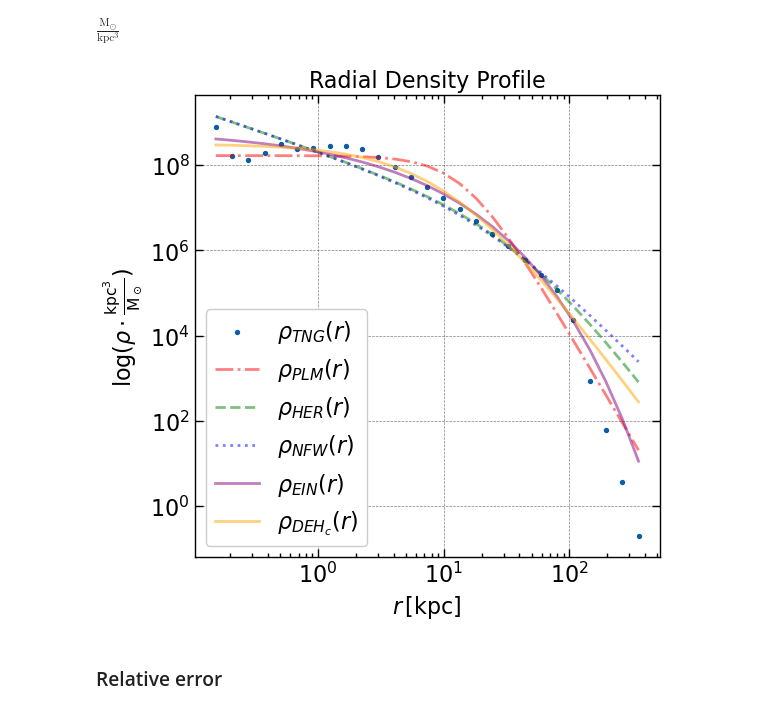
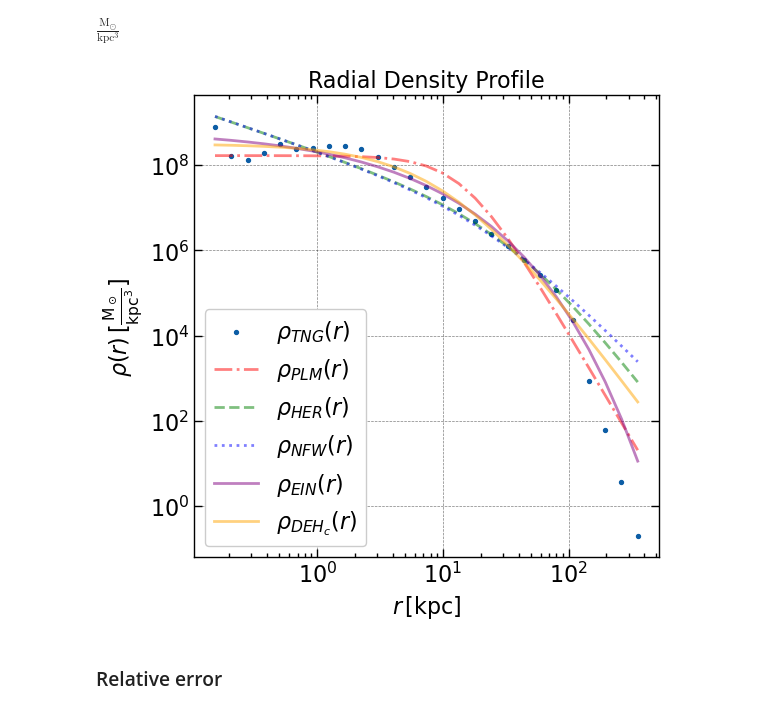
Before and after one commit to Jitskeverheecke/TANA_Project, a Jupyter notebook: project.ipynb, the cells around one changed output. Cells and saved outputs as stored; diff of their text form; code cells hidden in the pictures.

```diff
--- a/project.ipynb
+++ b/project.ipynb
@@ -9,9 +9,6 @@ from astropy import constants as c
 from astropy import units as u
 #import pandas as pd
 #import seaborn as sns
-# %%
-import scienceplots
-plt.style.use(['science', 'notebook', 'grid'])
 # %% [markdown]
 ### Data structure
 # %%
@@ -249,7 +300,7 @@ plt.show()
 # %% [output]
 [figure]
 # %%
-n_bins = 25
+n_bins = 28
 r_min, r_max = r.min(), r.max()
 #radial_edges = np.linspace(r_min, r_max, n_bins+1)
 radial_edges = np.logspace(np.log10(r_min.value), np.log10(r_max.value), n_bins+1)
@@ -324,7 +376,7 @@ Compute a histogram for different radii
 # %%
 n_bins = 28
 bins = np.logspace(np.log10(r_min.value), np.log10(r_max.value), n_bins)*kpc
-r_j = 1/2* (bins[1:] + bins[:-1])
+r_j_ = 1/2* (bins[1:] + bins[:-1])
 # %%
 counts, _ = np.histogram(r.value, bins=bins.value)
 vol = (4/3) * np.pi * (bins[1:]**3 - bins[:-1]**3)
@@ -473,24 +564,25 @@ $\mathrm{\frac{M_{\odot}}{kpc^{3}}}$
 # %%
 plt.close('all')
 plt.figure(figsize=(6,6))
 #plt.loglog()
 plt.scatter(r_j, rho_j, s=8, label=r'$\rho_{TNG}(r)$')
 plt.plot(r_j, rho_plummer_j, '-.', color='red', alpha=0.5, label=r'$\rho_{PLM}(r)$')
 plt.plot(r_j, rho_Hernquist_j, '--', color='green', alpha=0.5, label=r'$\rho_{HER}(r)$')
 plt.plot(r_j, rho_NFW_j, ':', color='blue', alpha=0.5, label=r'$\rho_{NFW}(r)$')
 plt.plot(r_j, rho_Einasto_j, '-', color='purple', alpha=0.5, label=r'$\rho_{EIN}(r)$')
 plt.plot(r_j, rho_cored_DEHNEN_j, '-', color='orange', alpha=0.5, label=r'$\rho_{DEH_c}(r)$')
 plt.xlabel(r'$r\,\text{[kpc]}$')
-plt.ylabel(r'$\text{log}(\rho \cdot\frac{\text{kpc}^3}{\text{M}_\odot})$')
+plt.ylabel(r'$\rho(r) \,[\frac{\text{M}_\odot}{\text{kpc}^3}]$')
 plt.title('Radial Density Profile')
 plt.legend()
 plt.xscale('log')
 plt.yscale('log')
 #save in figure folder
-plt.savefig('Figures/Density_Profile_Fits.pdf', bbox_inches='tight')
+#plt.savefig('Figures/Density_Profile_Fits.pdf', bbox_inches='tight')
+#plt.savefig('Figures/Density_Profile_Fits.png', bbox_inches='tight', dpi=300)
 plt.show()
 # %% [output]
-[figure, old version]
+[figure, new version]
 # %% [markdown]
 ### Relative error
 # %%
```
Also changed, not shown: parts of 18 cells of this notebook, 49 other files.
